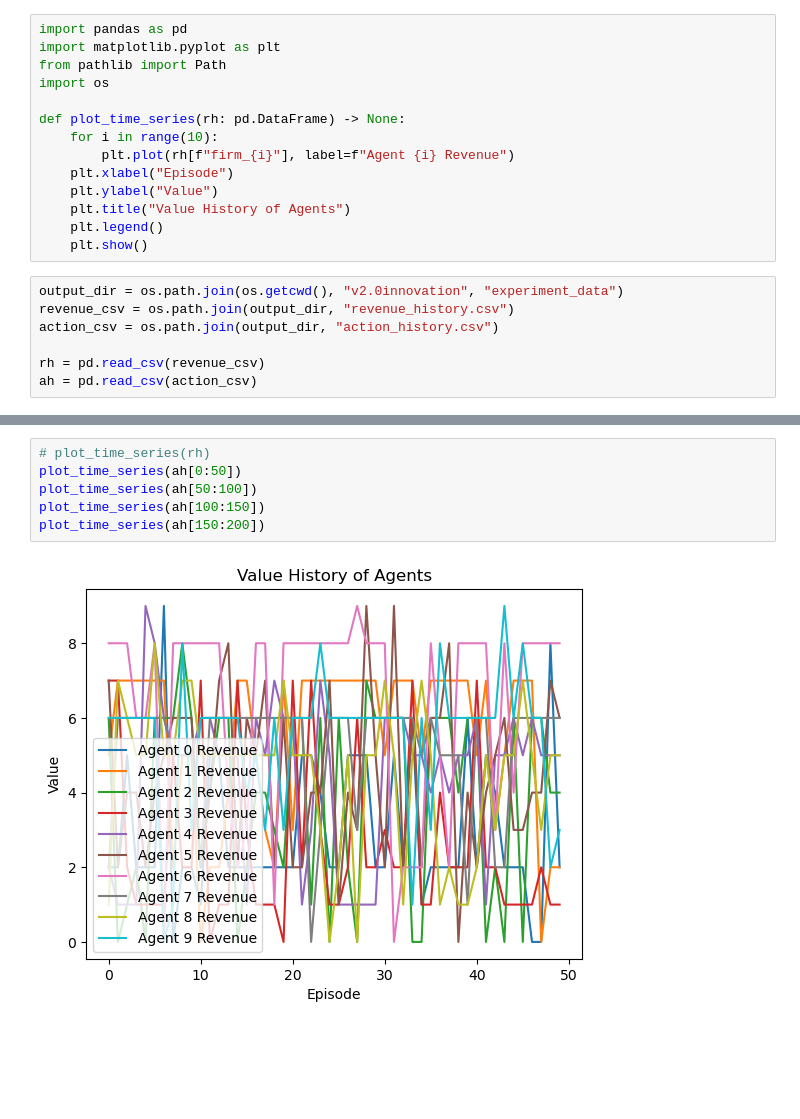
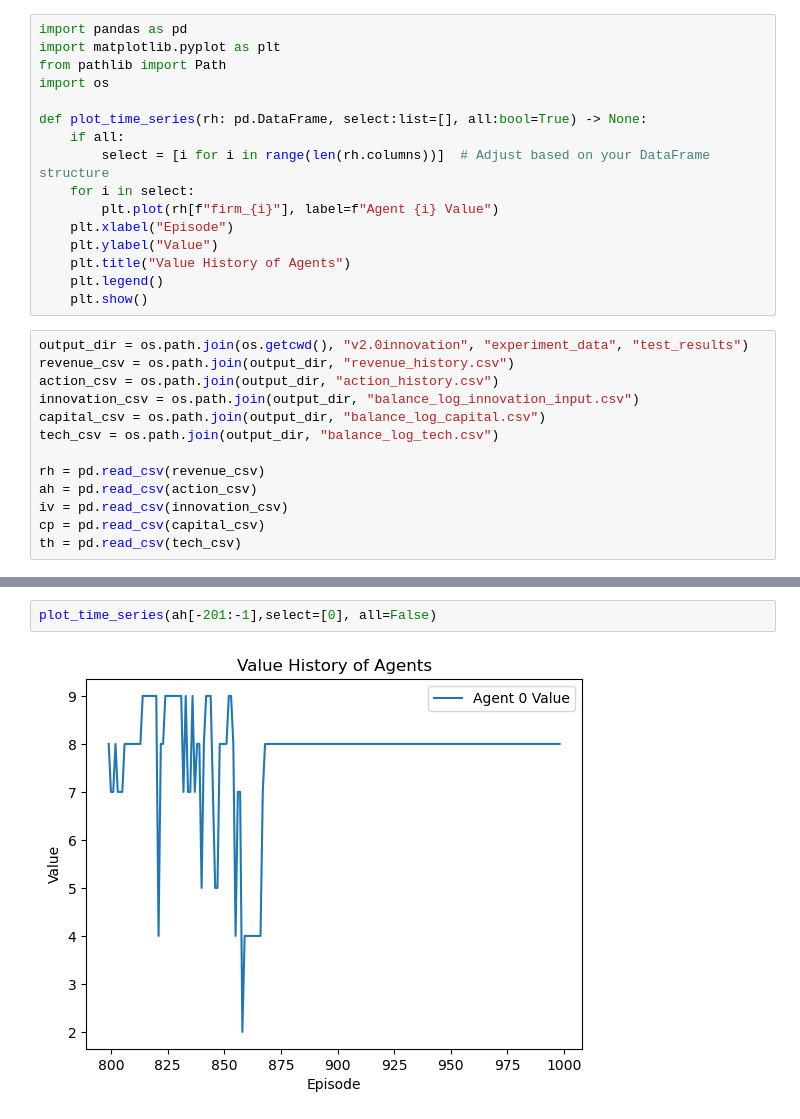
Before and after one commit to katicyan/Innovation-Game-simulation-based-on-Reinforcement-learning, a Jupyter notebook: v2.0innovation/plot.ipynb, the cells around one changed output, grey strips where cells are left out. Saved outputs shown, nothing was run; the diff lists cells and outputs as text; blank space fills up the shorter version.

Commit message:
Final phase initial Experiments Success

```diff
--- a/v2.0innovation/plot.ipynb
+++ b/v2.0innovation/plot.ipynb
@@ -4,21 +4,29 @@ import matplotlib.pyplot as plt
 from pathlib import Path
 import os
 
-def plot_time_series(rh: pd.DataFrame) -> None:
-    for i in range(10):
-        plt.plot(rh[f"firm_{i}"], label=f"Agent {i} Revenue")
+def plot_time_series(rh: pd.DataFrame, select:list=[], all:bool=True) -> None:
+    if all:
+        select = [i for i in range(len(rh.columns))]  # Adjust based on your DataFrame structure
+    for i in select:
+        plt.plot(rh[f"firm_{i}"], label=f"Agent {i} Value")
     plt.xlabel("Episode")
     plt.ylabel("Value")
     plt.title("Value History of Agents")
     plt.legend()
     plt.show()
 # %%
-output_dir = os.path.join(os.getcwd(), "v2.0innovation", "experiment_data")
+output_dir = os.path.join(os.getcwd(), "v2.0innovation", "experiment_data", "test_results")
 revenue_csv = os.path.join(output_dir, "revenue_history.csv")
 action_csv = os.path.join(output_dir, "action_history.csv")
+innovation_csv = os.path.join(output_dir, "balance_log_innovation_input.csv")
+capital_csv = os.path.join(output_dir, "balance_log_capital.csv")
+tech_csv = os.path.join(output_dir, "balance_log_tech.csv")
 
 rh = pd.read_csv(revenue_csv)
 ah = pd.read_csv(action_csv)
+iv = pd.read_csv(innovation_csv)
+cp = pd.read_csv(capital_csv)
+th = pd.read_csv(tech_csv)
 # %%
 rh.head()
 # %% [output]
@@ -29,10 +37,6 @@ rh.head()
 | 3 | 424.573639 | 1486.004883 | 0.005873 | 212.287415 | 112.637848 | 1156.082764 | 1273.718628 | 1273.718628 | 1061.432373 | 1734.122803 |
 | 4 | 440.742584 | 1542.593506 | 0.001057 | 220.372391 | 1191.083618 | 558.664124 | 1322.223267 | 1322.223267 | 1101.853149 | 1675.969360 |
 # %%
-# plot_time_series(rh)
-plot_time_series(ah[0:50])
-plot_time_series(ah[50:100])
-plot_time_series(ah[100:150])
-plot_time_series(ah[150:200])
+plot_time_series(ah[-201:-1],select=[0], all=False)
 # %% [output]
-[figure, old version]
+[figure, new version]
```
Also changed, not shown: parts of 5 cells of this notebook, 36 other files.
